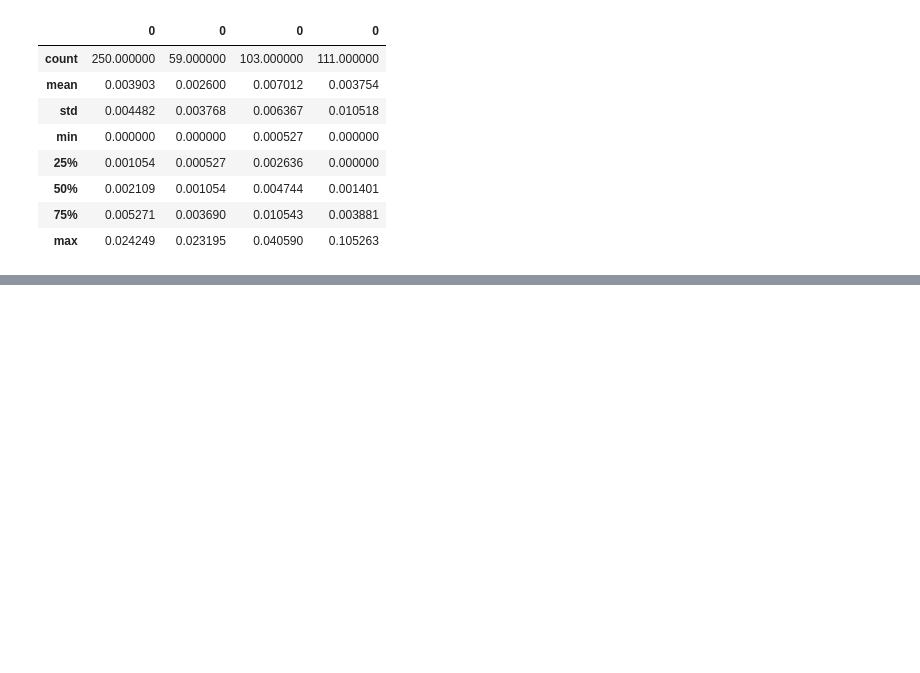
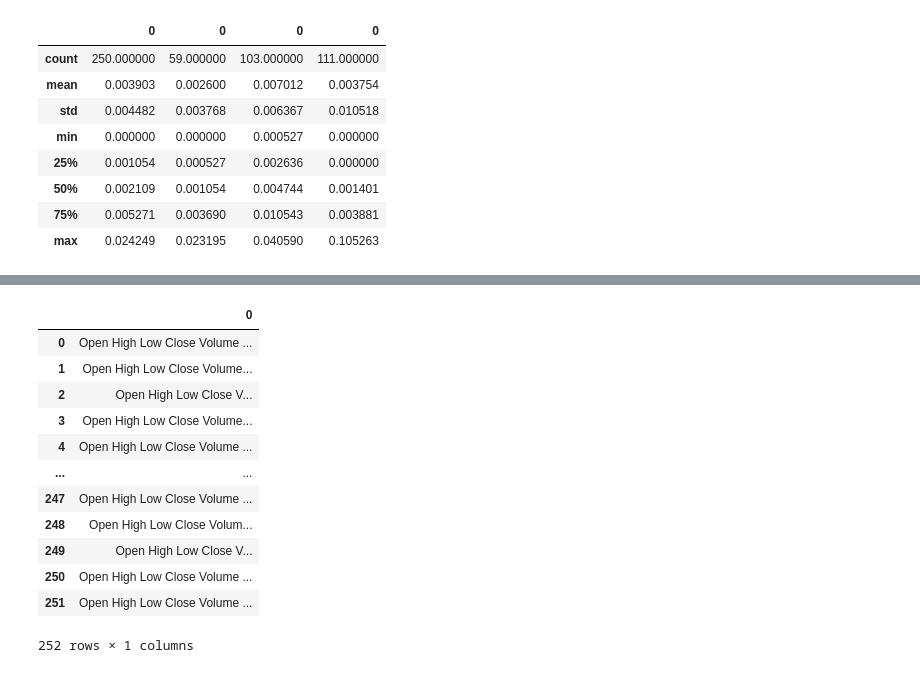
Before and after one commit to Hy-MDL/DB, a Jupyter notebook: Total Kospi.ipynb, the cells around one changed output, grey strips where cells are left out. Cells and saved outputs as stored; diff of their text form; code cells hidden in the pictures; blank space fills up the shorter version.

```diff
--- a/Total Kospi.ipynb
+++ b/Total Kospi.ipynb
@@ -504,6 +500,22 @@ index11 =kr_ft_Open[kr_ft_Open[0]==True].index
 df_Kr.drop(index11 ,axis='index', inplace=True)
 # %%
 df_Kr.reset_index(drop=True,inplace=True)
+# %%
+df_Kr
+# %% [output]
+|  | 0 |
+| 0 | Open High Low Close Volume ... |
+| 1 | Open High Low Close Volume... |
+| 2 | Open High Low Close V... |
+| 3 | Open High Low Close Volume... |
+| 4 | Open High Low Close Volume ... |
+| ... | ... |
+| 247 | Open High Low Close Volume ... |
+| 248 | Open High Low Close Volum... |
+| 249 | Open High Low Close V... |
+| 250 | Open High Low Close Volume ... |
+| 251 | Open High Low Close Volume ... |
+252 rows × 1 columns
 # %%
 import numpy as np
 # %%
```
Also changed, not shown: parts of 16 cells of this notebook, 2 other files.
